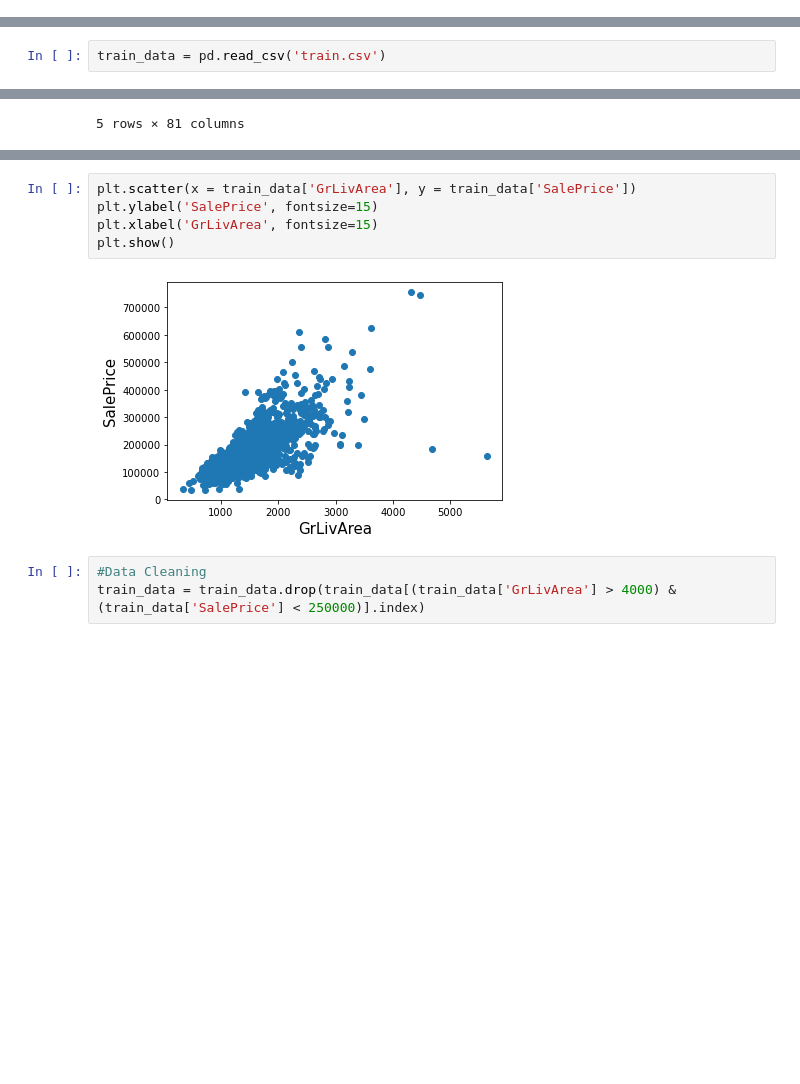
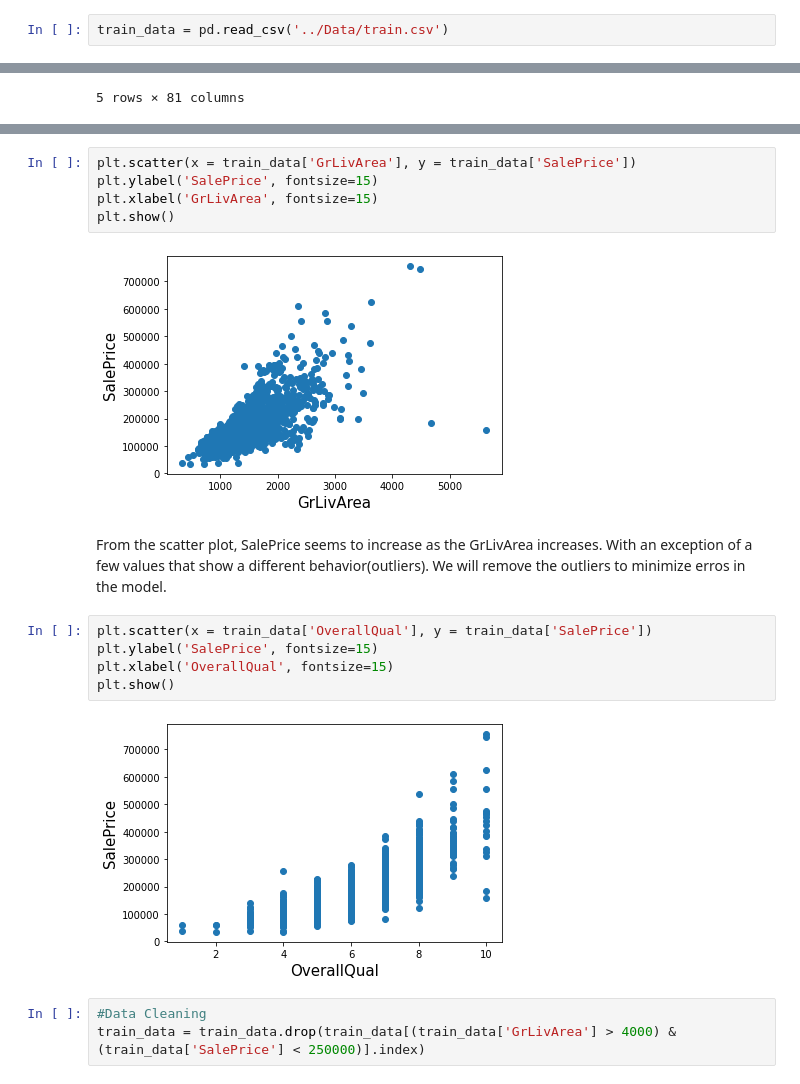
Before and after one commit to Anni-Bamwenda/House-Pricing-Prediciton-Project, a Jupyter notebook: Notebooks/HousePricePrediction.ipynb, the cells around one changed output, grey strips where cells are left out. Cells and saved outputs as stored; diff of their text form; blank space fills up the shorter version.

```diff
--- a/Notebooks/HousePricePrediction.ipynb
+++ b/Notebooks/HousePricePrediction.ipynb
@@ -4,4 +4,6 @@ import pandas as pd
 from pandas import DataFrame
 import matplotlib.pyplot as plt
 from sklearn.linear_model import LinearRegression
+# %%
+train_data = pd.read_csv('../Data/train.csv')
 # %%
@@ -39,2 +10,0 @@ pd.read_csv('train.csv')
-# %%
-train_data = pd.read_csv('train.csv')
@@ -56,7 +100,16 @@ plt.ylabel('SalePrice', fontsize=15)
 plt.xlabel('GrLivArea', fontsize=15)
 plt.show()
 # %% [output]
-[figure, old version]
+[figure, new version]
+# %% [markdown]
+From the scatter plot, SalePrice seems to increase as the GrLivArea increases. With an exception of a few values that show a different behavior(outliers). We will remove the outliers to minimize erros in the model.
+# %%
+plt.scatter(x = train_data['OverallQual'], y = train_data['SalePrice'])
+plt.ylabel('SalePrice', fontsize=15)
+plt.xlabel('OverallQual', fontsize=15)
+plt.show()
+# %% [output]
+[figure, added]
 # %%
 #Data Cleaning
 train_data = train_data.drop(train_data[(train_data['GrLivArea'] > 4000) & (train_data['SalePrice'] < 250000)].index)
```
Also changed, not shown: parts of 9 cells of this notebook.
